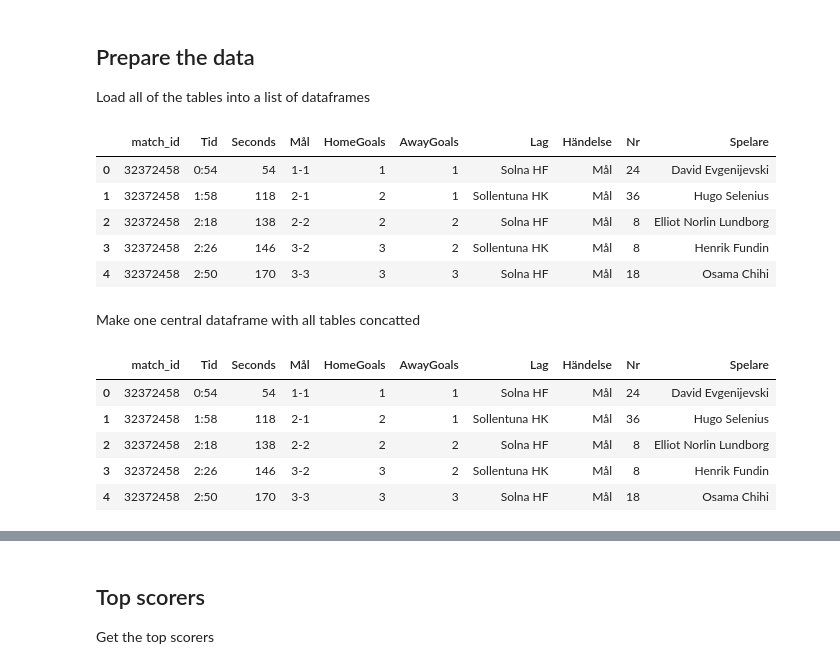
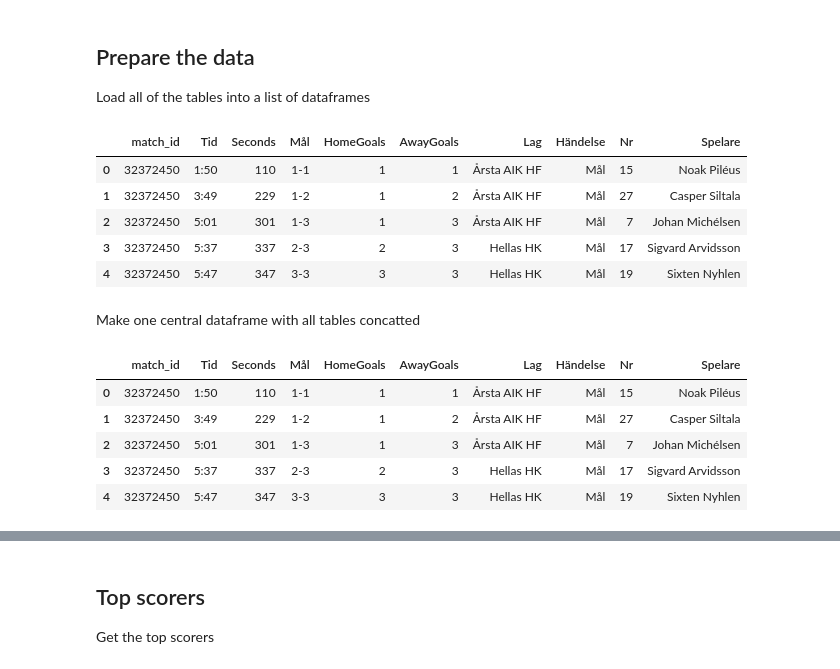
Before and after one commit to lucafynn/profixio_analyser, a Jupyter notebook: league_analysis.ipynb, the cells around one changed output, grey strips where cells are left out. Cells and saved outputs as stored; diff of their text form; code cells hidden in the pictures.

```diff
--- a/analysis.ipynb
+++ b/league_analysis.ipynb
@@ -8,26 +8,26 @@ Load all of the tables into a list of dataframes
 import pandas as pd
 from pathlib import Path
 # %%
-folder_path = Path("./data/tabular_data/shf_a")
+folder_path = Path("./data/tabular_data")
 dataframes = [pd.read_csv(csv) for csv in folder_path.glob("*.csv")]
 
 for df in dataframes:
     df.insert(
         2,
         "Seconds",
         df["Tid"].str.split(":").apply(lambda x: int(x[0]) * 60 + int(x[1])),
     )
     goals = df[df["Mål"].notna()]["Mål"].str.split("-", expand=True).astype("Int64")
     df.insert(4, "HomeGoals", goals[0])
     df.insert(5, "AwayGoals", goals[1])
 dataframes[0].head()
 # %% [output]
 |  | match_id | Tid | Seconds | Mål | HomeGoals | AwayGoals | Lag | Händelse | Nr | Spelare |
-| 0 | 32372458 | 0:54 | 54 | 1-1 | 1 | 1 | Solna HF | Mål | 24 | David Evgenijevski |
-| 1 | 32372458 | 1:58 | 118 | 2-1 | 2 | 1 | Sollentuna HK | Mål | 36 | Hugo Selenius |
-| 2 | 32372458 | 2:18 | 138 | 2-2 | 2 | 2 | Solna HF | Mål | 8 | Elliot Norlin Lundborg |
-| 3 | 32372458 | 2:26 | 146 | 3-2 | 3 | 2 | Sollentuna HK | Mål | 8 | Henrik Fundin |
-| 4 | 32372458 | 2:50 | 170 | 3-3 | 3 | 3 | Solna HF | Mål | 18 | Osama Chihi |
+| 0 | 32372450 | 1:50 | 110 | 1-1 | 1 | 1 | Årsta AIK HF | Mål | 15 | Noak Piléus |
+| 1 | 32372450 | 3:49 | 229 | 1-2 | 1 | 2 | Årsta AIK HF | Mål | 27 | Casper Siltala |
+| 2 | 32372450 | 5:01 | 301 | 1-3 | 1 | 3 | Årsta AIK HF | Mål | 7 | Johan Michélsen |
+| 3 | 32372450 | 5:37 | 337 | 2-3 | 2 | 3 | Hellas HK | Mål | 17 | Sigvard Arvidsson |
+| 4 | 32372450 | 5:47 | 347 | 3-3 | 3 | 3 | Hellas HK | Mål | 19 | Sixten Nyhlen |
 # %% [markdown]
 Make one central dataframe with all tables concatted
 # %%
@@ -35,11 +35,11 @@ combined_df = pd.concat(dataframes, ignore_index=True, sort=False)
 combined_df.head()
 # %% [output]
 |  | match_id | Tid | Seconds | Mål | HomeGoals | AwayGoals | Lag | Händelse | Nr | Spelare |
-| 0 | 32372458 | 0:54 | 54 | 1-1 | 1 | 1 | Solna HF | Mål | 24 | David Evgenijevski |
-| 1 | 32372458 | 1:58 | 118 | 2-1 | 2 | 1 | Sollentuna HK | Mål | 36 | Hugo Selenius |
-| 2 | 32372458 | 2:18 | 138 | 2-2 | 2 | 2 | Solna HF | Mål | 8 | Elliot Norlin Lundborg |
-| 3 | 32372458 | 2:26 | 146 | 3-2 | 3 | 2 | Sollentuna HK | Mål | 8 | Henrik Fundin |
-| 4 | 32372458 | 2:50 | 170 | 3-3 | 3 | 3 | Solna HF | Mål | 18 | Osama Chihi |
+| 0 | 32372450 | 1:50 | 110 | 1-1 | 1 | 1 | Årsta AIK HF | Mål | 15 | Noak Piléus |
+| 1 | 32372450 | 3:49 | 229 | 1-2 | 1 | 2 | Årsta AIK HF | Mål | 27 | Casper Siltala |
+| 2 | 32372450 | 5:01 | 301 | 1-3 | 1 | 3 | Årsta AIK HF | Mål | 7 | Johan Michélsen |
+| 3 | 32372450 | 5:37 | 337 | 2-3 | 2 | 3 | Hellas HK | Mål | 17 | Sigvard Arvidsson |
+| 4 | 32372450 | 5:47 | 347 | 3-3 | 3 | 3 | Hellas HK | Mål | 19 | Sixten Nyhlen |
 # %%
 meta_info = pd.read_csv("./data/meta_info.csv")
 meta_info.head()
```
Also changed, not shown: parts of 1 cell of this notebook, 1 other file.
